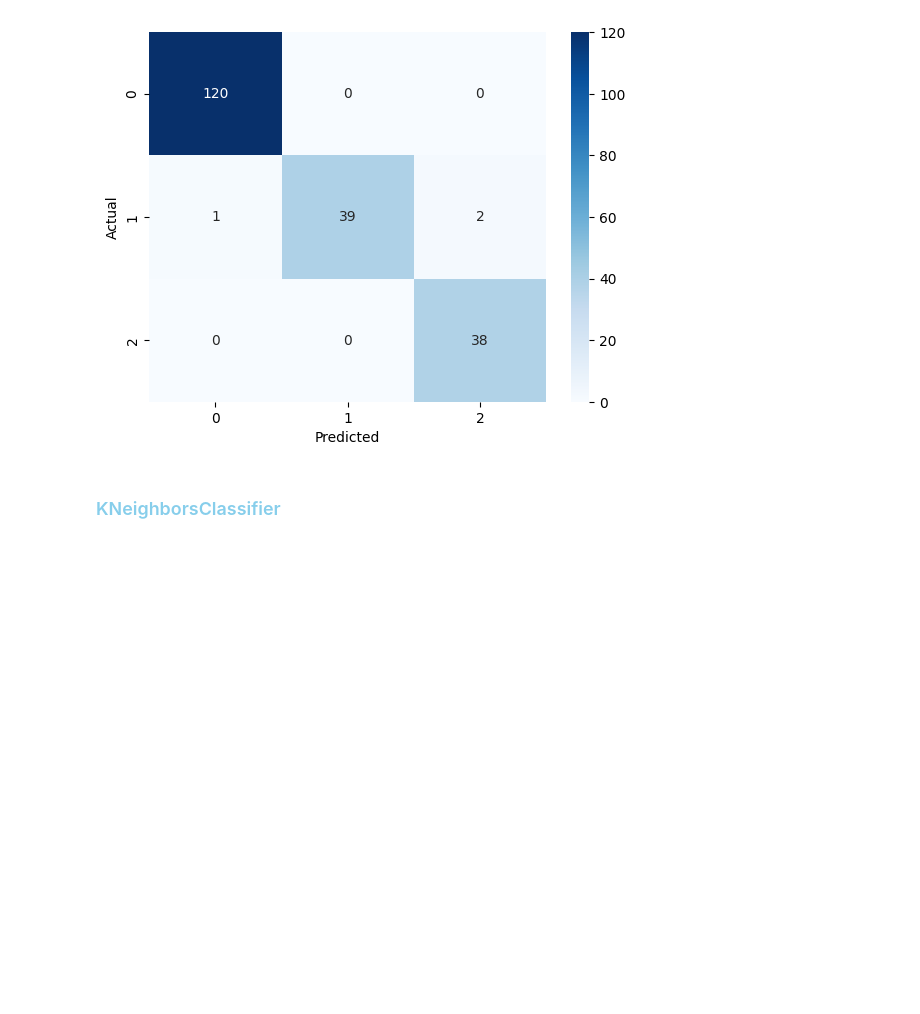
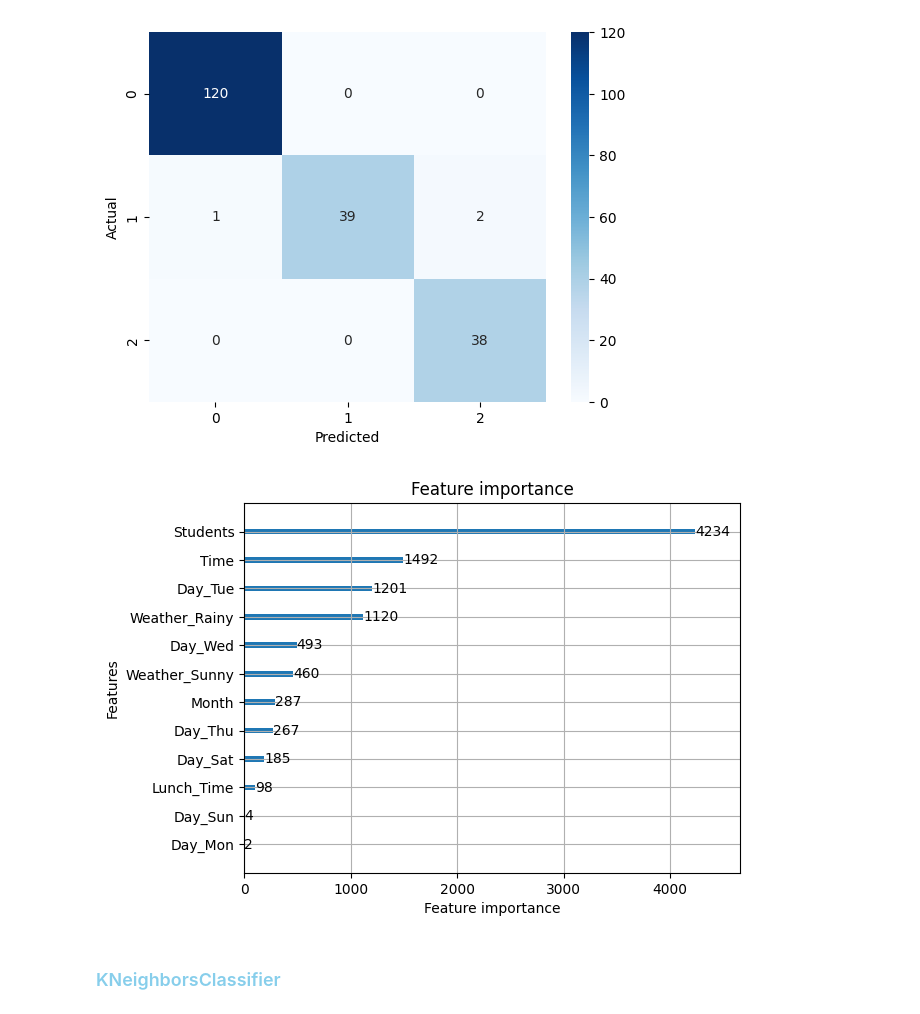
Before and after one commit to Wasima230Sultana/MU-Canteen-Rush-Predictor, a Jupyter notebook: Canteen-rush.ipynb, the cells around one changed output. Saved outputs shown, nothing was run; the diff lists cells and outputs as text; code cells hidden in the pictures; blank space fills up the shorter version.

Commit message:
Plot importance

```diff
--- a/Canteen-rush.ipynb
+++ b/Canteen-rush.ipynb
@@ -1007,6 +1007,12 @@ plt.ylabel("Actual")
 plt.show()
 # %% [output]
 [figure]
+# %%
+from lightgbm import plot_importance
+plot_importance(modelLgbm)
+plt.show()
+# %% [output]
+[figure, added]
 # %% [markdown]
 <h3 style="color:skyblue">KNeighborsClassifier</h3>
 # %%
```
